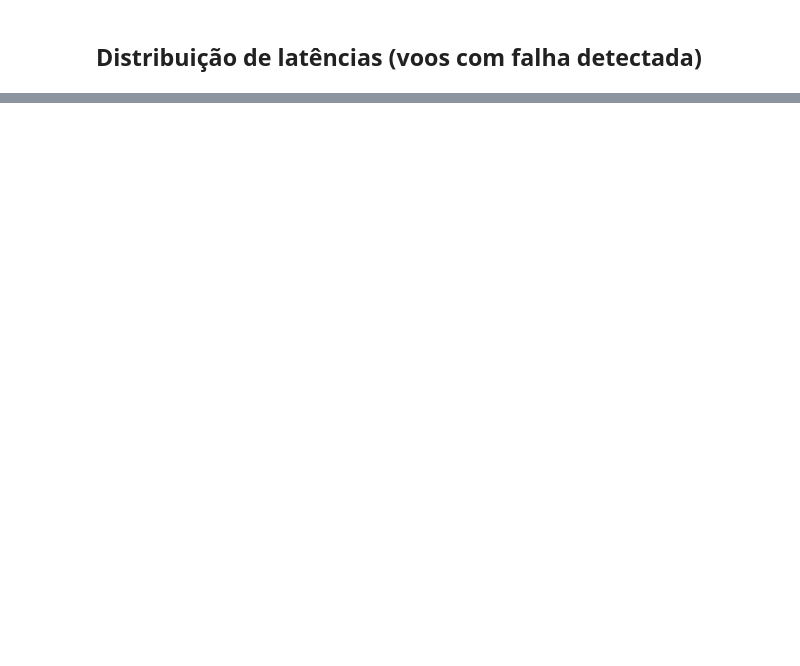
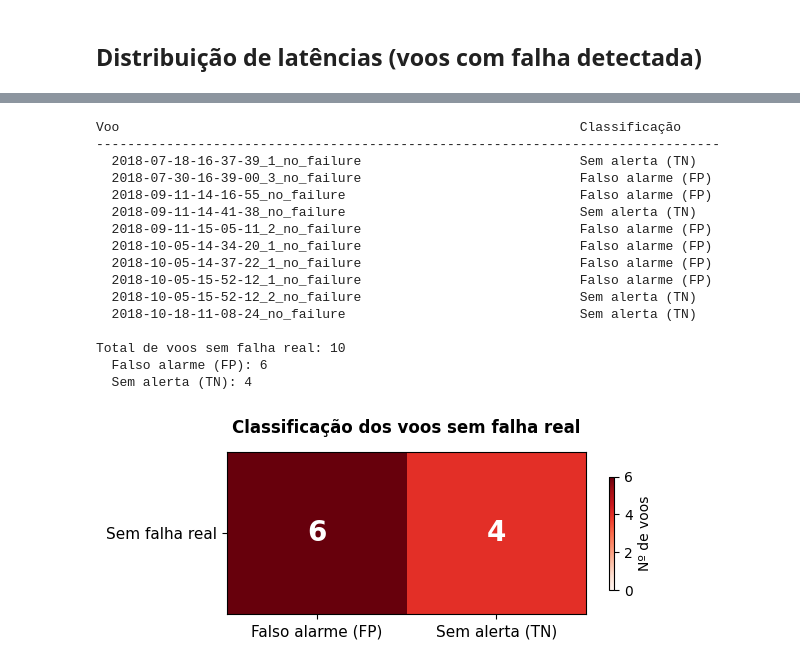
Before and after one commit to RenatodaCostaSantos/flight_anomaly_detection, a Jupyter notebook: aeroespacial-2/notebooks/04_00_model_evaluation.ipynb, the cells around one changed output, grey strips where cells are left out. Saved outputs shown, nothing was run; the diff lists cells and outputs as text; code cells hidden in the pictures; blank space fills up the shorter version.

```diff
--- a/aeroespacial-2/notebooks/04_00_model_evaluation.ipynb
+++ b/aeroespacial-2/notebooks/04_00_model_evaluation.ipynb
@@ -344,0 +461,58 @@ print(f"Precisão: {precision2:.3f}  |  Recall: {recall2:.3f}")
+# %%
+NO_FAULT_CATEGORIES = ["Falso alarme (FP)", "Sem alerta (TN)"]
+
+no_fault_results = [r for r in all_results if not r["has_fault"]]
+nf_counts = {cat: 0 for cat in NO_FAULT_CATEGORIES}
+
+print(f"{'Voo':<60}  Classificação")
+print("-" * 80)
+for r in no_fault_results:
+    cat = "Falso alarme (FP)" if r["y_pred"].any() else "Sem alerta (TN)"
+    nf_counts[cat] += 1
+    print(f"  {r['flight'].replace('carbonZ_', ''):<58}  {cat}")
+
+print(f"\nTotal de voos sem falha real: {len(no_fault_results)}")
+for cat in NO_FAULT_CATEGORIES:
+    print(f"  {cat}: {nf_counts[cat]}")
+
+# --- Visualização como matriz 2×1 ---
+nf_data = np.array([[nf_counts[cat] for cat in NO_FAULT_CATEGORIES]])
+
+fig, ax = plt.subplots(figsize=(6, 2.5))
+vmax_nf = max(nf_data[0]) if max(nf_data[0]) > 0 else 1
+im = ax.imshow(nf_data, cmap="Reds", aspect="auto", vmin=0, vmax=vmax_nf)
+
+ax.set_xticks(range(len(NO_FAULT_CATEGORIES)))
+ax.set_xticklabels(NO_FAULT_CATEGORIES, fontsize=11)
+ax.set_yticks([0])
+ax.set_yticklabels(["Sem falha real"], fontsize=11)
+
+for j in range(len(NO_FAULT_CATEGORIES)):
+    val = int(nf_data[0, j])
+    cor = "white" if val >= vmax_nf * 0.6 else "black"
+    ax.text(j, 0, str(val), ha="center", va="center", fontsize=20,
+            fontweight="bold", color=cor)
+
+ax.set_title("Classificação dos voos sem falha real",
+             fontsize=12, fontweight="bold", pad=14)
+plt.colorbar(im, ax=ax, shrink=0.7, label="Nº de voos")
+plt.tight_layout()
+plt.show()
+# %% [output]
+Voo                                                           Classificação
+--------------------------------------------------------------------------------
+  2018-07-18-16-37-39_1_no_failure                            Sem alerta (TN)
+  2018-07-30-16-39-00_3_no_failure                            Falso alarme (FP)
+  2018-09-11-14-16-55_no_failure                              Falso alarme (FP)
+  2018-09-11-14-41-38_no_failure                              Sem alerta (TN)
+  2018-09-11-15-05-11_2_no_failure                            Falso alarme (FP)
+  2018-10-05-14-34-20_1_no_failure                            Falso alarme (FP)
+  2018-10-05-14-37-22_1_no_failure                            Falso alarme (FP)
+  2018-10-05-15-52-12_1_no_failure                            Falso alarme (FP)
+  2018-10-05-15-52-12_2_no_failure                            Sem alerta (TN)
+  2018-10-18-11-08-24_no_failure                              Sem alerta (TN)
+
+Total de voos sem falha real: 10
+  Falso alarme (FP): 6
+  Sem alerta (TN): 4
+[figure, added]
```
Also changed, not shown: parts of 12 cells of this notebook, 3 other files.
